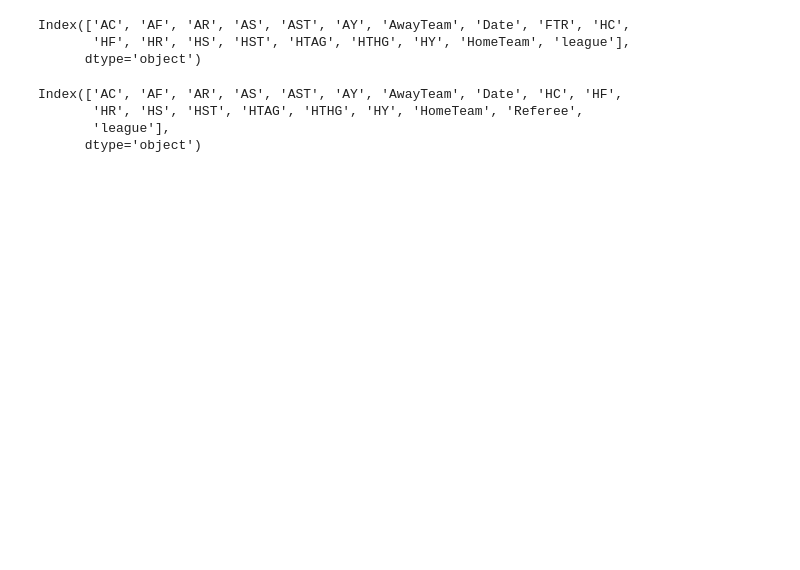
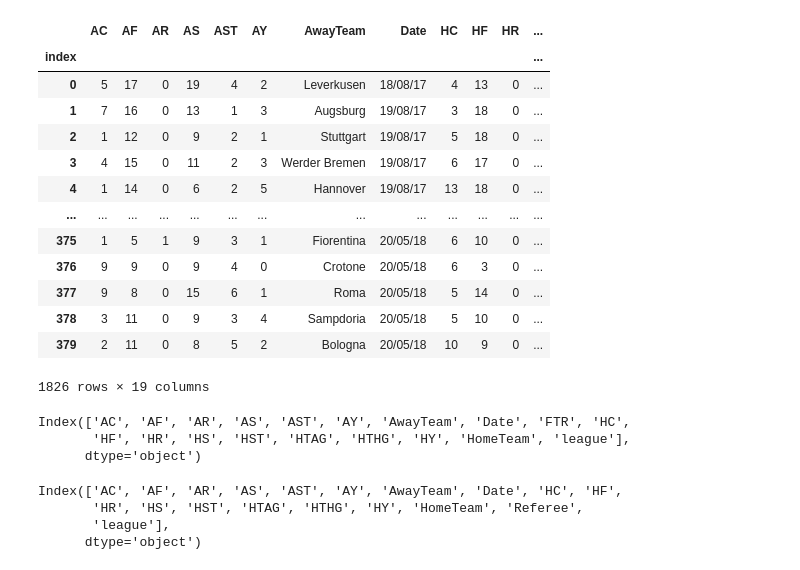
Before and after one commit to vipulnj/football-ftr-prediction, a Jupyter notebook: 1_analysis.ipynb, the cells around one changed output. Cells and saved outputs as stored; diff of their text form; code cells hidden in the pictures; blank space fills up the shorter version.

Commit message:
Data cleaned

```diff
--- a/1_analysis.ipynb
+++ b/1_analysis.ipynb
@@ -2,7 +2,7 @@
 import numpy as np
 import pandas as pd
 # %%
-# %% read csv files
+# read the train and test csv files
 
-train_df = pd.read_csv('train.csv')
-test_df = pd.read_csv('test-3.csv', index_col='index') # no need to read the index column
+train_df = pd.read_csv('original_data/train.csv')
+test_df = pd.read_csv('original_data/test-3.csv', index_col='index') # no need to read the index column
@@ -11,3 +29,20 @@ Let us examine the columns in the two dataframes
+# %%
+test_df
+# %% [output]
+|  | AC | AF | AR | AS | AST | AY | AwayTeam | Date | HC | HF | HR | ... |
+| index |  |  |  |  |  |  |  |  |  |  |  | ... |
+| 0 | 5 | 17 | 0 | 19 | 4 | 2 | Leverkusen | 18/08/17 | 4 | 13 | 0 | ... |
+| 1 | 7 | 16 | 0 | 13 | 1 | 3 | Augsburg | 19/08/17 | 3 | 18 | 0 | ... |
+| 2 | 1 | 12 | 0 | 9 | 2 | 1 | Stuttgart | 19/08/17 | 5 | 18 | 0 | ... |
+| 3 | 4 | 15 | 0 | 11 | 2 | 3 | Werder Bremen | 19/08/17 | 6 | 17 | 0 | ... |
+| 4 | 1 | 14 | 0 | 6 | 2 | 5 | Hannover | 19/08/17 | 13 | 18 | 0 | ... |
+| ... | ... | ... | ... | ... | ... | ... | ... | ... | ... | ... | ... | ... |
+| 375 | 1 | 5 | 1 | 9 | 3 | 1 | Fiorentina | 20/05/18 | 6 | 10 | 0 | ... |
+| 376 | 9 | 9 | 0 | 9 | 4 | 0 | Crotone | 20/05/18 | 6 | 3 | 0 | ... |
+| 377 | 9 | 8 | 0 | 15 | 6 | 1 | Roma | 20/05/18 | 5 | 14 | 0 | ... |
+| 378 | 3 | 11 | 0 | 9 | 3 | 4 | Sampdoria | 20/05/18 | 5 | 10 | 0 | ... |
+| 379 | 2 | 11 | 0 | 8 | 5 | 2 | Bologna | 20/05/18 | 10 | 9 | 0 | ... |
+1826 rows × 19 columns
 # %%
 train_df.columns
 # %% [output]
```
Also changed, not shown: parts of 57 cells of this notebook, 2 other files.
